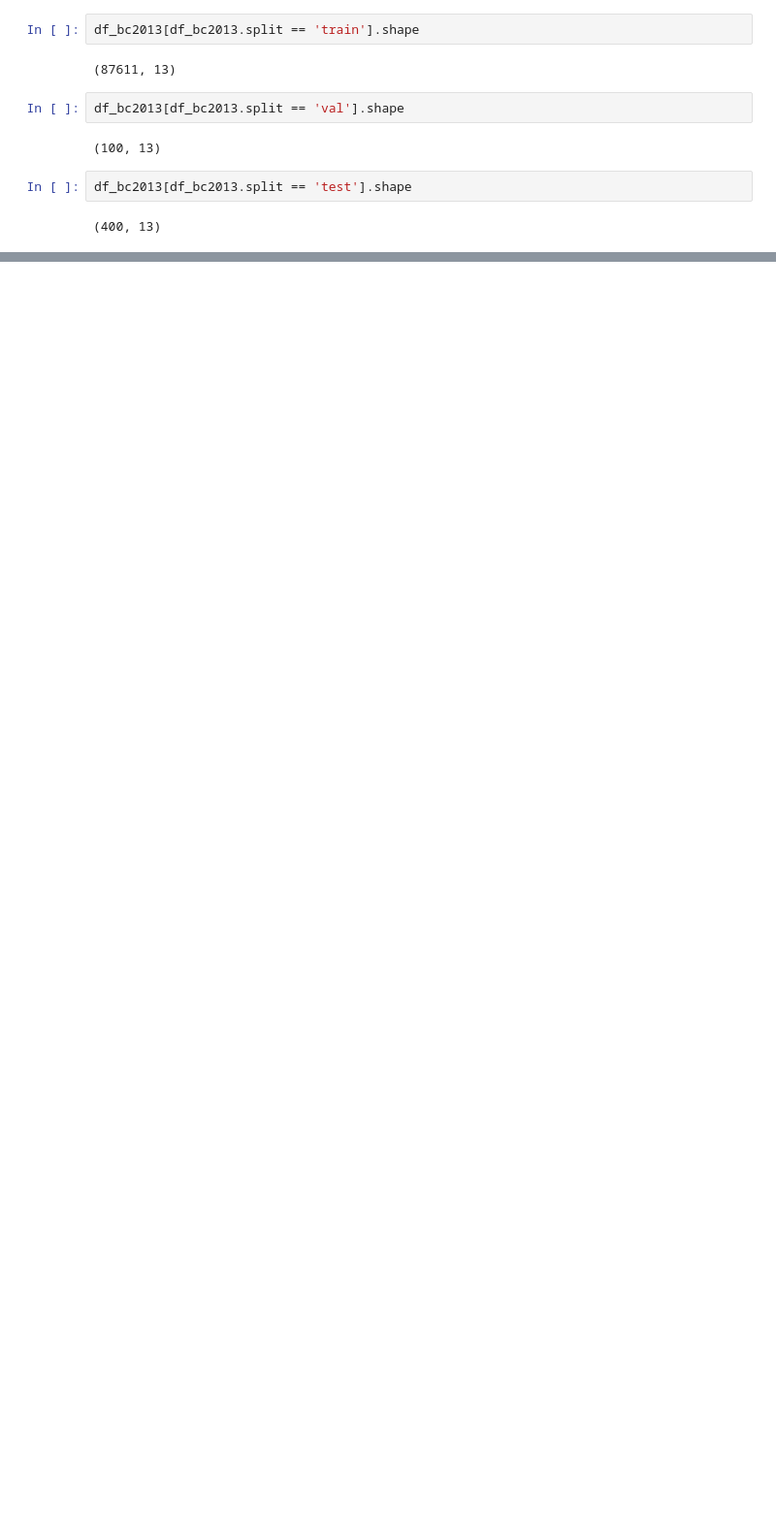
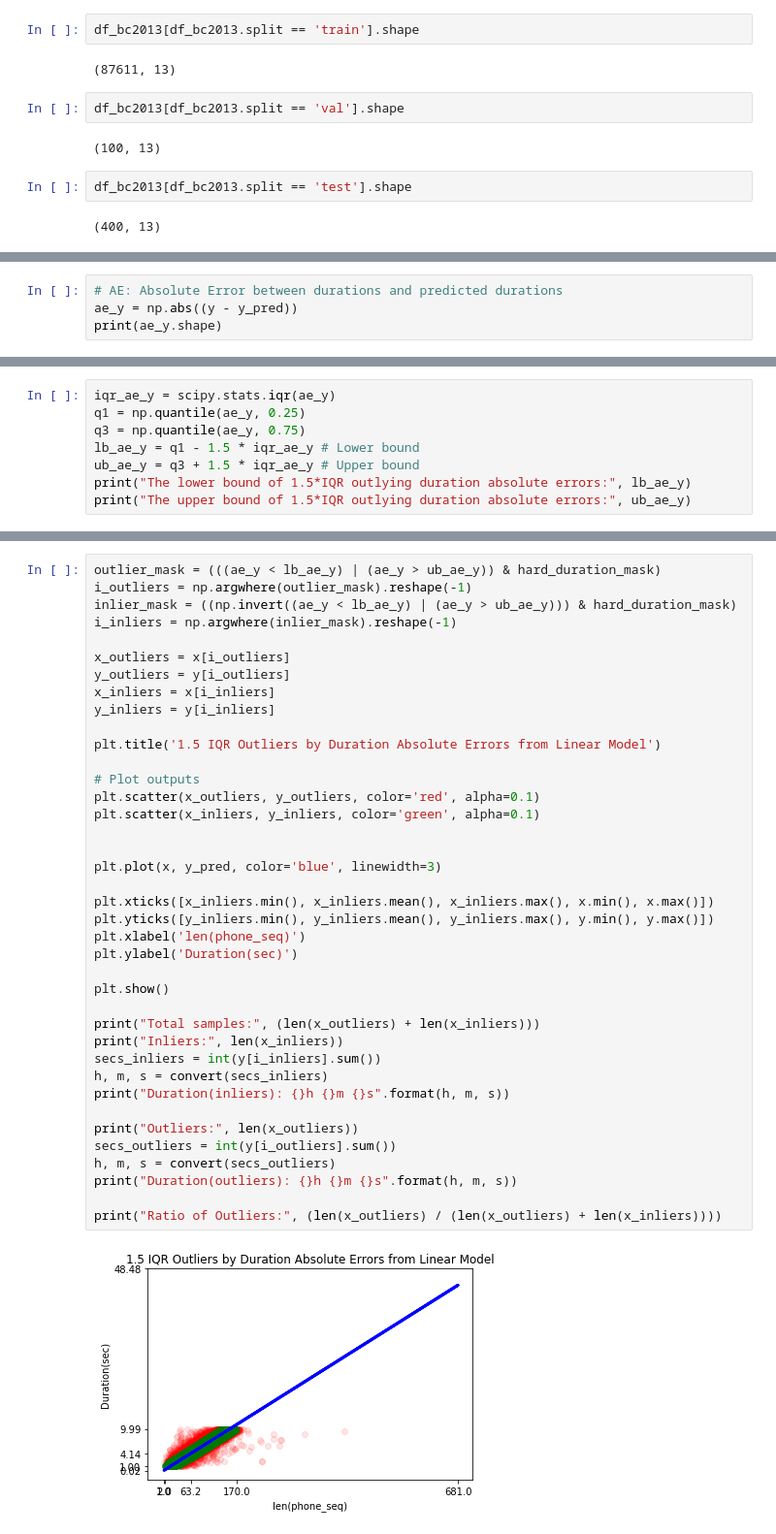
Before and after one commit to sungjae-cho/tacotron2, a Jupyter notebook: dev_ipynb/21_import_BC2013.ipynb, the cells around one changed output, grey strips where cells are left out. Shown: that part at 97% size. Cells and saved outputs as stored; diff of their text form; blank space fills up the shorter version.

```diff
--- a/dev_ipynb/21_import_BC2013.ipynb
+++ b/dev_ipynb/21_import_BC2013.ipynb
@@ -524,0 +708,4 @@ df_bc2013[df_bc2013.split == 'test'].shape
+# %%
+# AE: Absolute Error between durations and predicted durations
+ae_y = np.abs((y - y_pred))
+print(ae_y.shape)
@@ -524,0 +714,8 @@ df_bc2013[df_bc2013.split == 'test'].shape
+# %%
+iqr_ae_y = scipy.stats.iqr(ae_y)
+q1 = np.quantile(ae_y, 0.25)
+q3 = np.quantile(ae_y, 0.75)
+lb_ae_y = q1 - 1.5 * iqr_ae_y # Lower bound
+ub_ae_y = q3 + 1.5 * iqr_ae_y # Upper bound
+print("The lower bound of 1.5*IQR outlying duration absolute errors:", lb_ae_y)
+print("The upper bound of 1.5*IQR outlying duration absolute errors:", ub_ae_y)
@@ -524,0 +725,41 @@ df_bc2013[df_bc2013.split == 'test'].shape
+# %%
+outlier_mask = (((ae_y < lb_ae_y) | (ae_y > ub_ae_y)) & hard_duration_mask)
+i_outliers = np.argwhere(outlier_mask).reshape(-1)
+inlier_mask = ((np.invert((ae_y < lb_ae_y) | (ae_y > ub_ae_y))) & hard_duration_mask)
+i_inliers = np.argwhere(inlier_mask).reshape(-1)
+
+x_outliers = x[i_outliers]
+y_outliers = y[i_outliers]
+x_inliers = x[i_inliers]
+y_inliers = y[i_inliers]
+
+plt.title('1.5 IQR Outliers by Duration Absolute Errors from Linear Model')
+
+# Plot outputs
+plt.scatter(x_outliers, y_outliers, color='red', alpha=0.1)
+plt.scatter(x_inliers, y_inliers, color='green', alpha=0.1)
+
+
+plt.plot(x, y_pred, color='blue', linewidth=3)
+
+plt.xticks([x_inliers.min(), x_inliers.mean(), x_inliers.max(), x.min(), x.max()])
+plt.yticks([y_inliers.min(), y_inliers.mean(), y_inliers.max(), y.min(), y.max()])
+plt.xlabel('len(phone_seq)')
+plt.ylabel('Duration(sec)')
+
+plt.show()
+
+print("Total samples:", (len(x_outliers) + len(x_inliers)))
+print("Inliers:", len(x_inliers))
+secs_inliers = int(y[i_inliers].sum())
+h, m, s = convert(secs_inliers)
+print("Duration(inliers): {}h {}m {}s".format(h, m, s))
+
+print("Outliers:", len(x_outliers))
+secs_outliers = int(y[i_outliers].sum())
+h, m, s = convert(secs_outliers)
+print("Duration(outliers): {}h {}m {}s".format(h, m, s))
+
+print("Ratio of Outliers:", (len(x_outliers) / (len(x_outliers) + len(x_inliers))))
+# %% [output]
+[figure, added]
```
Also changed, not shown: parts of 22 cells of this notebook.
